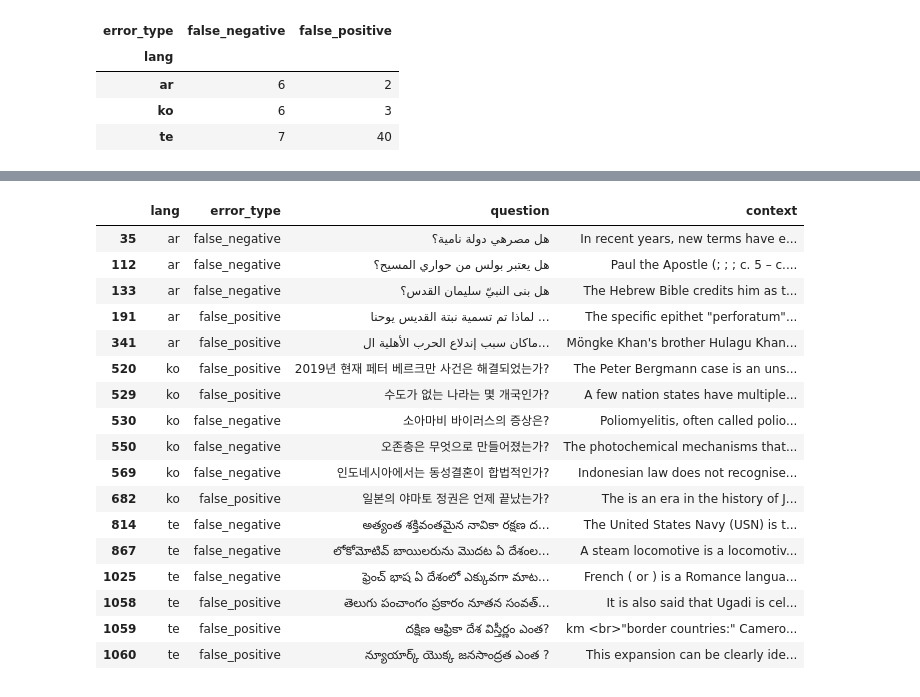
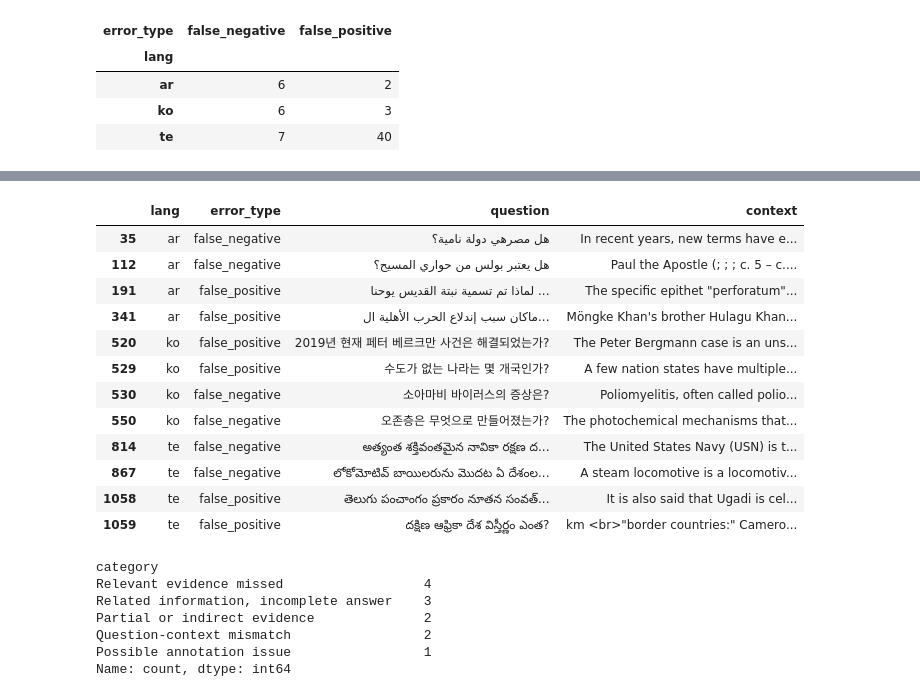
Before and after one commit to wiwillym/nlp-ku-project, a Jupyter notebook: notebooks/6_learned_answerability.ipynb, the cells around one changed output, grey strips where cells are left out. Cells and saved outputs as stored; diff of their text form; code cells hidden in the pictures.

```diff
--- a/notebooks/6_learned_answerability.ipynb
+++ b/notebooks/6_learned_answerability.ipynb
@@ -312,29 +312,53 @@ all_results
 # %%
 sample_errors = (
     errors_only
     .groupby(["lang", "error_type"], group_keys=False)
-    .head(3)
+    .head(2)
 )
 
 sample_errors[
     ["lang", "error_type", "question", "context"]
 ]
 # %% [output]
 |  | lang | error_type | question | context |
 | 35 | ar | false_negative | هل مصرهي دولة نامية؟ | In recent years, new terms have e... |
 | 112 | ar | false_negative | هل يعتبر بولس من حواري المسيح؟ | Paul the Apostle (; ; ; c. 5 – c.... |
-| 133 | ar | false_negative | هل بنى النبيّ سليمان القدس؟ | The Hebrew Bible credits him as t... |
 | 191 | ar | false_positive | لماذا تم تسمية نبتة القديس يوحنا ... | The specific epithet "perforatum"... |
 | 341 | ar | false_positive | ماكان سبب إندلاع الحرب الأهلية ال... | Möngke Khan's brother Hulagu Khan... |
 | 520 | ko | false_positive | 2019년 현재 페터 베르크만 사건은 해결되었는가? | The Peter Bergmann case is an uns... |
 | 529 | ko | false_positive | 수도가 없는 나라는 몇 개국인가? | A few nation states have multiple... |
 | 530 | ko | false_negative | 소아마비 바이러스의 증상은? | Poliomyelitis, often called polio... |
 | 550 | ko | false_negative | 오존층은 무엇으로 만들어졌는가? | The photochemical mechanisms that... |
-| 569 | ko | false_negative | 인도네시아에서는 동성결혼이 합법적인가? | Indonesian law does not recognise... |
-| 682 | ko | false_positive | 일본의 야마토 정권은 언제 끝났는가? | The is an era in the history of J... |
 | 814 | te | false_negative | అత్యంత శక్తివంతమైన నావికా రక్షణ ద... | The United States Navy (USN) is t... |
 | 867 | te | false_negative | లోకోమోటివ్ బాయిలరును మొదట ఏ దేశంల... | A steam locomotive is a locomotiv... |
-| 1025 | te | false_negative | ఫ్రెంచ్ భాష ఏ దేశంలో ఎక్కువగా మాట... | French ( or ) is a Romance langua... |
 | 1058 | te | false_positive | తెలుగు పంచాంగం ప్రకారం నూతన సంవత్... | It is also said that Ugadi is cel... |
 | 1059 | te | false_positive | దక్షిణ ఆఫ్రికా దేశ విస్తీర్ణం ఎంత? | km <br>"border countries:" Camero... |
-| 1060 | te | false_positive | న్యూయార్క్ యొక్క జనసాంద్రత ఎంత ? | This expansion can be clearly ide... |
+# %%
+
+category_map = {
+    520: "Possible annotation issue",
+    529: "Related information, incomplete answer",
+    530: "Relevant evidence missed",
+    550: "Relevant evidence missed",
+    35: "Partial or indirect evidence",
+    112: "Relevant evidence missed",
+    191: "Related information, incomplete answer",
+    341: "Question-context mismatch",
+    814: "Relevant evidence missed",
+    867: "Partial or indirect evidence",
+    1058: "Related information, incomplete answer",
+    1059: "Question-context mismatch",
+}
+
+sample_errors = sample_errors.copy()
+sample_errors["category"] = sample_errors.index.map(category_map)
+
+print(sample_errors["category"].value_counts())
+# %% [output]
+category
+Relevant evidence missed                  4
+Related information, incomplete answer    3
+Partial or indirect evidence              2
+Question-context mismatch                 2
+Possible annotation issue                 1
+Name: count, dtype: int64
```
